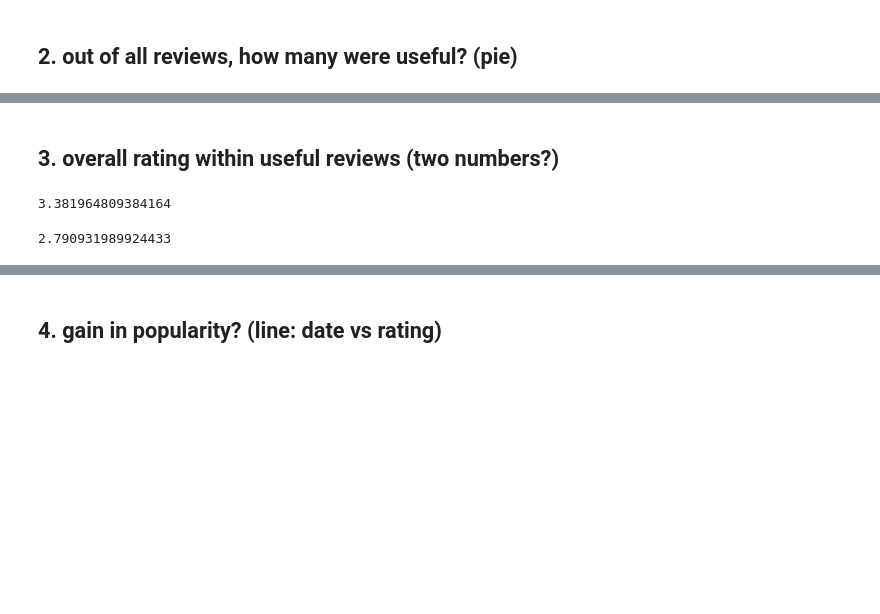
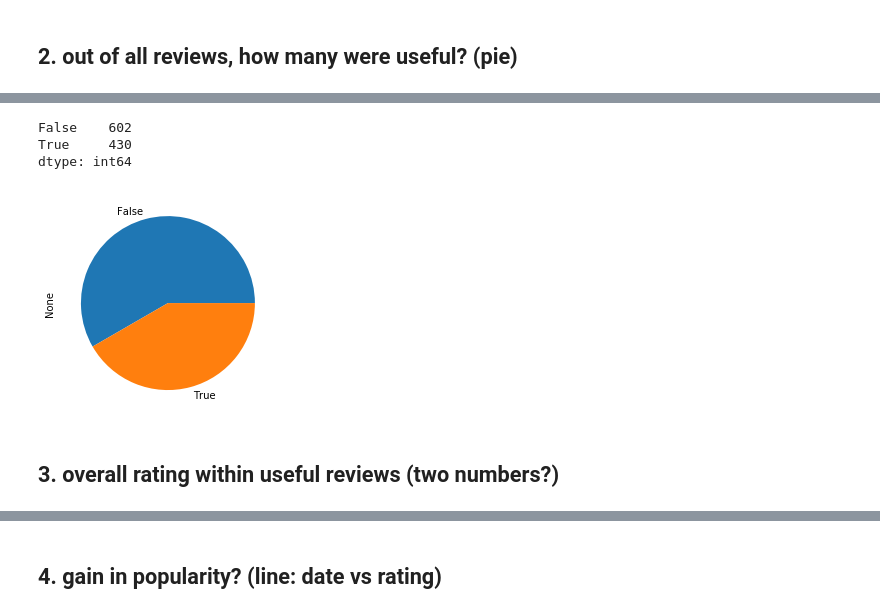
Before and after one commit to dliu9999/DSC106-Final-Project, a Jupyter notebook: yelp.ipynb, the cells around one changed output, grey strips where cells are left out. Cells and saved outputs as stored; diff of their text form; code cells hidden in the pictures; blank space fills up the shorter version.

```diff
--- a/yelp.ipynb
+++ b/yelp.ipynb
@@ -78,10 +65,11 @@ Name: useful, dtype: float64
+# %%
+horton_reviews_prop = ((horton_reviews.useful_y > 200) & (horton_reviews.review_count > 100)).value_counts()
+display(horton_reviews_prop)
+horton_reviews_prop.plot.pie();
+# %% [output]
+False    602
+True     430
+dtype: int64
+[figure, added]
 # %% [markdown]
 ## 3. overall rating within useful reviews (two numbers?)
-# %%
-starbucks_reviews[starbucks_reviews.useful > 0].stars_x.mean()
-# %% [output]
-3.381964809384164
-# %%
-horton_reviews[horton_reviews.useful > 0].stars_x.mean()
-# %% [output]
-2.790931989924433
```
Also changed, not shown: parts of 22 cells of this notebook, 3 other files.
